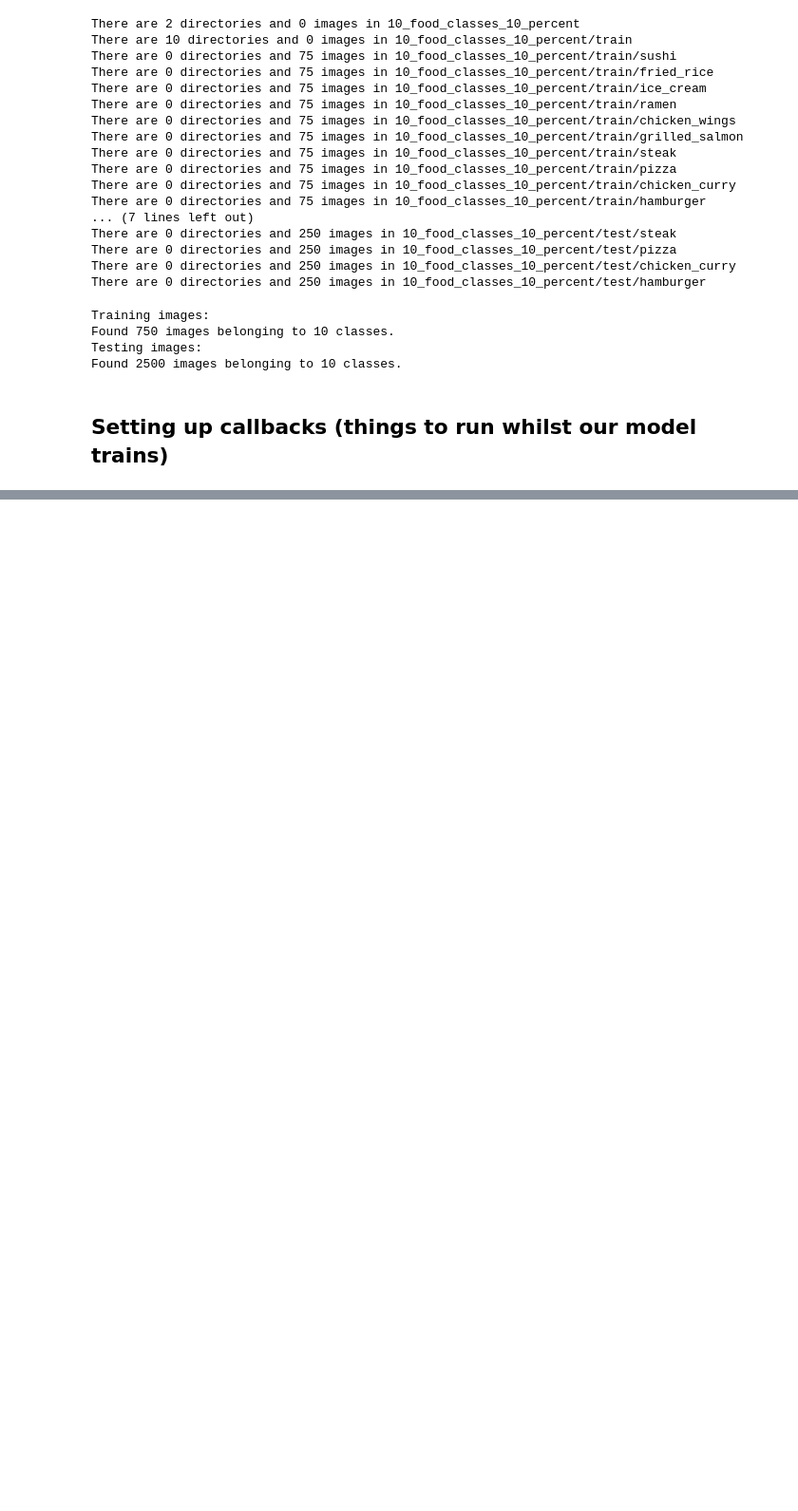
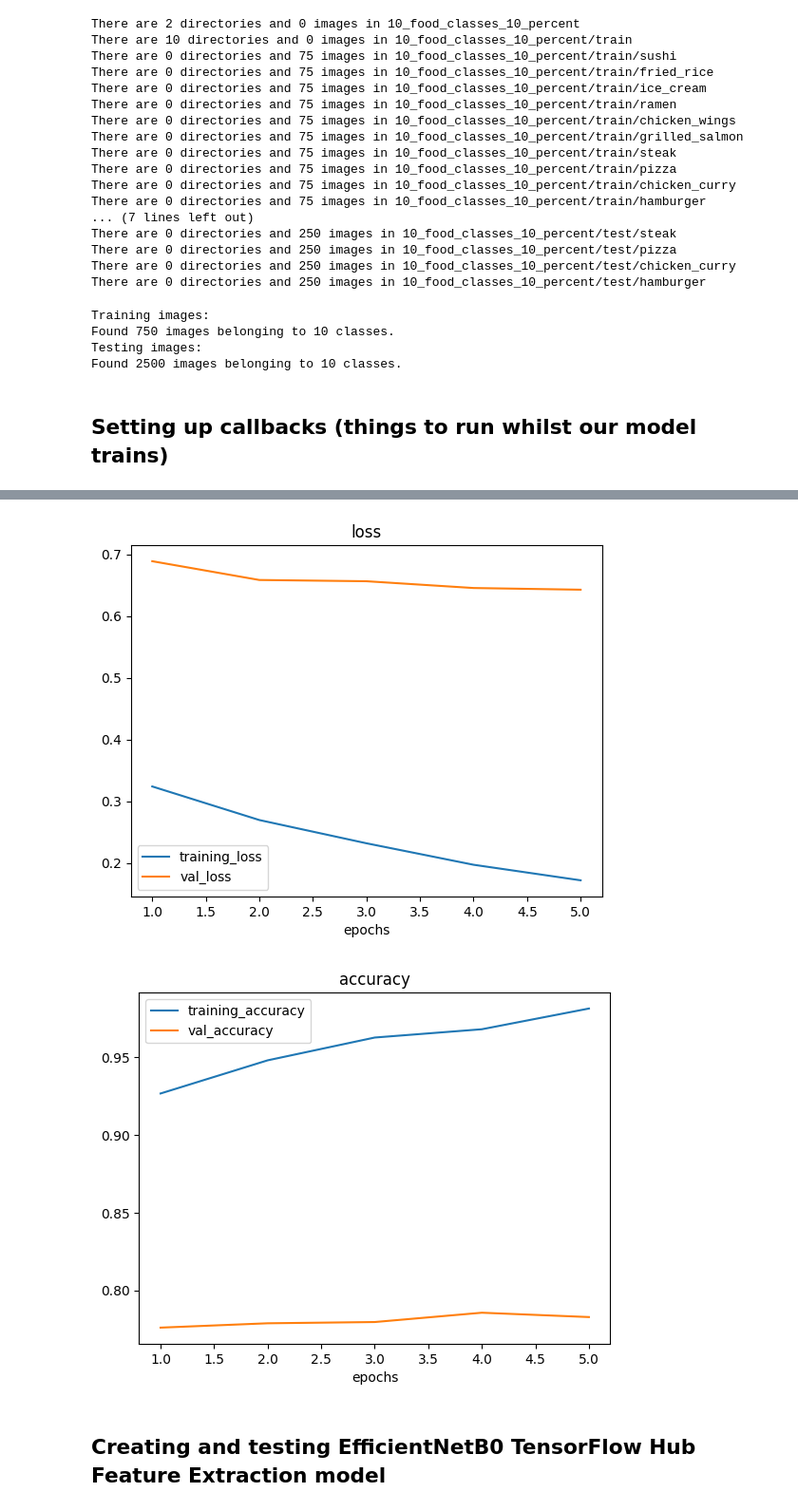
Before and after one commit to sakshamkumar1/tensorflow-notebooks, a Jupyter notebook: 04_transfer_learning_in_tensorflow_part_1_feature_extraction.ipynb, the cells around one changed output, grey strips where cells are left out. Shown at 95% size. Drawn from its saved outputs; the diff is of its cells as text; code cells hidden in the pictures; blank space fills up the shorter version.

Commit message:
Modified 04_transfer_learning_in_tensorflow_part_1_feature_extraction

```diff
--- a/04_transfer_learning_in_tensorflow_part_1_feature_extraction.ipynb
+++ b/04_transfer_learning_in_tensorflow_part_1_feature_extraction.ipynb
@@ -115,0 +151,8 @@ def create_tensorboard_callback(dir_name, experiment_name):
+# %%
+# Create Resnet model
+resnet_model = create_model(resnet_url,
+                            num_classes=train_data_10_percent.num_classes)
+# %%
+resnet_model.compile(loss="categorical_crossentropy",
+                     optimizer=tf.keras.optimizers.Adam(),
+                     metrics=["accuracy"])
@@ -115,0 +176,9 @@ def create_tensorboard_callback(dir_name, experiment_name):
+# %%
+# Let's  fit our ResNet model to the data (10 percent of 10 classes)
+resnet_history = resnet_model.fit(train_data_10_percent,
+                                  validation_data=test_data,
+                                  epochs=5,
+                                  steps_per_epoch=len(train_data_10_percent),
+                                  validation_steps=len(test_data),
+                                  callbacks=[create_tensorboard_callback("tensorflow_hub",
+                                                                         "resnet50V2")])
@@ -115,0 +197,32 @@ def create_tensorboard_callback(dir_name, experiment_name):
+# %%
+import matplotlib.pyplot as plt
+
+def plot_loss_curve(history):
+  loss = history.history["loss"]
+  val_loss = history.history["val_loss"]
+
+  accuracy = history.history["accuracy"]
+  val_accuracy = history.history["val_accuracy"]
+
+  epochs = list(range(1, len(loss) + 1))
+
+  plt.figure()
+  plt.plot(epochs, loss, label="training_loss")
+  plt.plot(epochs, val_loss, label="val_loss")
+  plt.title("loss")
+  plt.xlabel("epochs")
+  plt.legend();
+
+  plt.figure()
+  plt.plot(epochs, accuracy, label="training_accuracy")
+  plt.plot(epochs, val_accuracy, label="val_accuracy")
+  plt.title("accuracy")
+  plt.xlabel("epochs")
+  plt.legend();
+# %%
+plot_loss_curve(resnet_history)
+# %% [output]
+[figure, added]
+[figure, added]
+# %% [markdown]
+## Creating and testing EfficientNetB0 TensorFlow Hub Feature Extraction model
```
Also changed, not shown: parts of 13 cells of this notebook.
